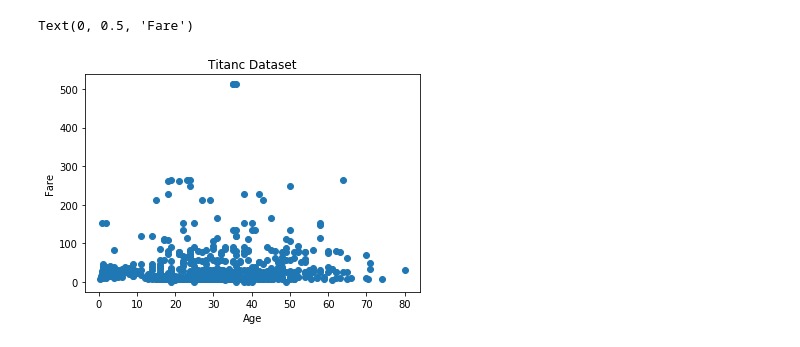
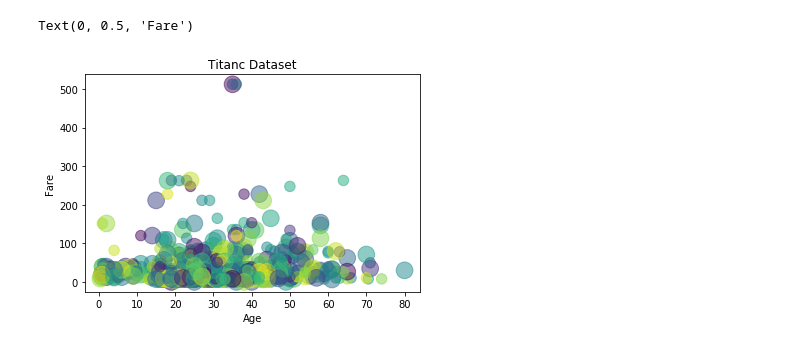
Before and after one commit to alisharifara/data-visualization, a Jupyter notebook: 01-Scatter-Plot.ipynb, the cells around one changed output. Cells and saved outputs as stored; diff of their text form; code cells hidden in the pictures.

Commit message:
update scatter plot

```diff
--- a/01-Scatter-Plot.ipynb
+++ b/01-Scatter-Plot.ipynb
@@ -15,14 +16,24 @@ df_titanic.head()
 # %%
 # create a figure and axis
 fig, ax = plt.subplots()
 
-# scatter the sepal_length against the sepal_width
-ax.scatter(df_titanic['Age'], df_titanic['Fare'])
+# Fixing random state for reproducibility
+np.random.seed(123)
+colors = np.random.rand(891)
+
+x = df_titanic['Age']
+y = df_titanic['Fare']
+
+area = (30 * np.random.rand(2))**2  # 0 to 15 point radii
+
+
+# scatter the age against the Fare
+ax.scatter(x, y, s=area, c=colors, alpha=0.5)
 
 # set a title and labels
 ax.set_title('Titanc Dataset')
 ax.set_xlabel('Age')
 ax.set_ylabel('Fare')
 # %% [output]
 Text(0, 0.5, 'Fare')
-[figure, old version]
+[figure, new version]
```
Also changed, not shown: parts of 1 cell of this notebook.
